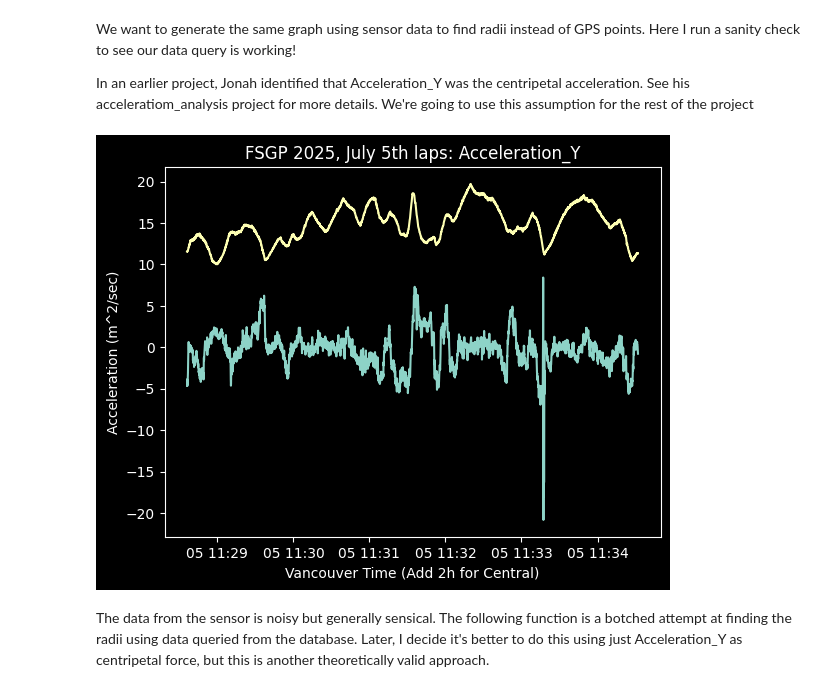
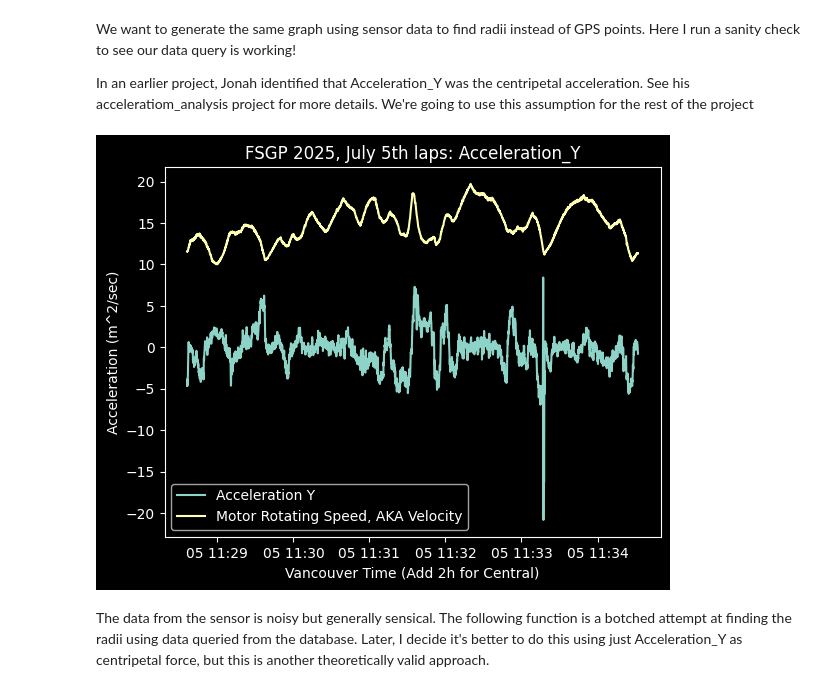
Before and after one commit to UBC-Solar/data_analysis, a Jupyter notebook: v4/localization_with_acceleration/acceleration.ipynb, the cells around one changed output. Cells and saved outputs as stored; diff of their text form; code cells hidden in the pictures.

Commit message:
added labels to graphs and fixed floating constants

```diff
--- a/v4/localization_with_acceleration/acceleration.ipynb
+++ b/v4/localization_with_acceleration/acceleration.ipynb
@@ -498,14 +498,15 @@ We want to generate the same graph using sensor data to find radii instead of GP
 
 In an earlier project, Jonah identified that Acceleration_Y was the centripetal acceleration. See his acceleratiom_analysis project for more details. We're going to use this assumption for the rest of the project
 # %%
-plt.plot(y.datetime_x_axis, y)
-plt.plot(motor.datetime_x_axis, motor)
+plt.plot(y.datetime_x_axis, y, label = "Acceleration Y")
+plt.plot(motor.datetime_x_axis, motor, label = "Motor Rotating Speed, AKA Velocity")
 plt.ylabel("Acceleration (m^2/sec)")
 plt.xlabel("Vancouver Time (Add 2h for Central)")
 plt.title("FSGP 2025, July 5th laps: Acceleration_Y")
+plt.legend()
 plt.show()
 # %% [output]
-[figure, old version]
+[figure, new version]
 # %% [markdown]
 The data from the sensor is  noisy but generally sensical. The following function is a botched attempt at finding the radii using data queried from the database. Later, I decide it's better to do this using just Acceleration_Y as centripetal force, but this is another theoretically valid approach.
 # %%
```
Also changed, not shown: parts of 6 cells of this notebook.
